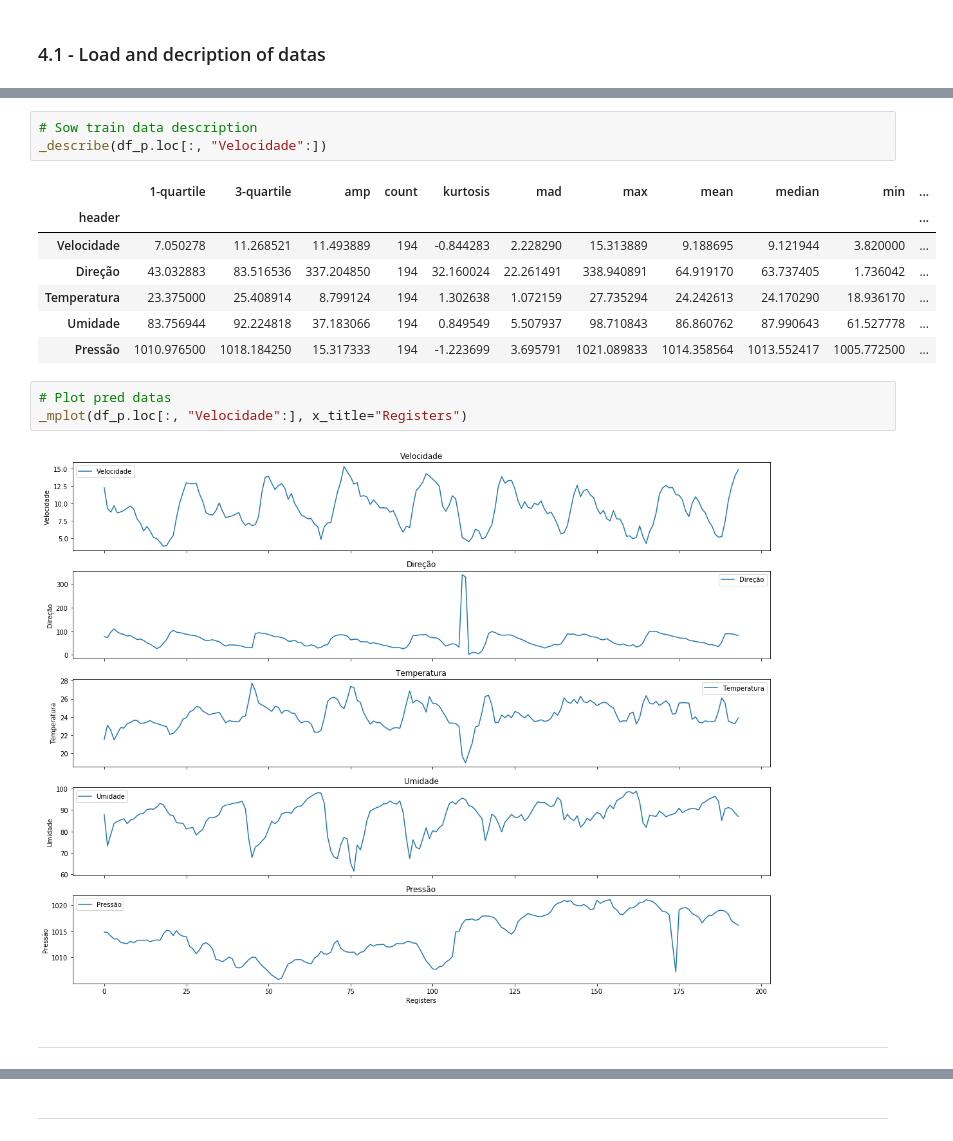
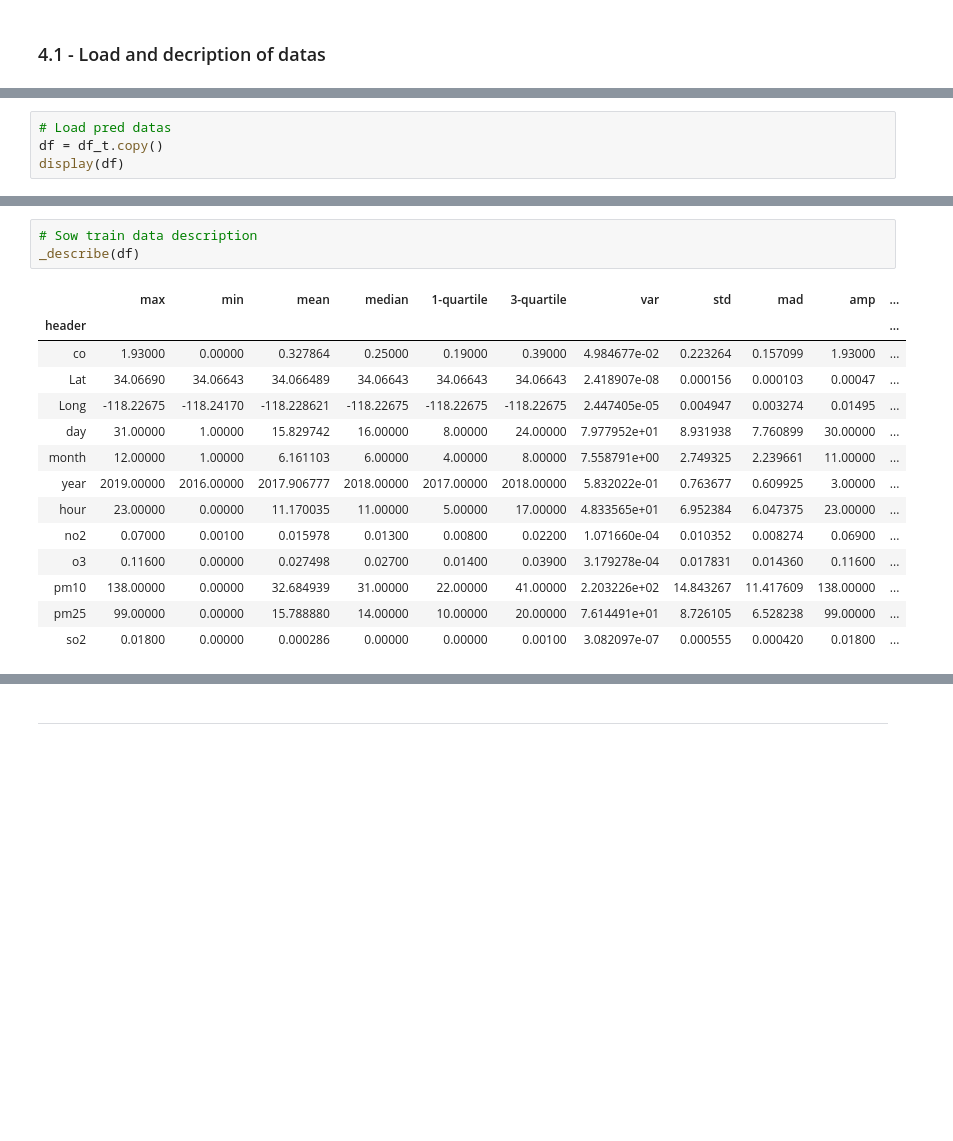
Before and after one commit to OzGabirus/nsa-dataanalysis, a Jupyter notebook: rna.ipynb, the cells around one changed output, grey strips where cells are left out. Cells and saved outputs as stored; diff of their text form; blank space fills up the shorter version.

```diff
--- a/rna.ipynb
+++ b/rna.ipynb
@@ -329,0 +307,4 @@ display(df_p)
+# %%
+# Load pred datas
+df = df_t.copy()
+display(df)
@@ -330,18 +326,18 @@ display(df_p)
 # %%
 # Sow train data description
-_describe(df_p.loc[:, "Velocidade":])
+_describe(df)
 # %% [output]
-|  | 1-quartile | 3-quartile | amp | count | kurtosis | mad | max | mean | median | min | ... |
+|  | max | min | mean | median | 1-quartile | 3-quartile | var | std | mad | amp | ... |
 | header |  |  |  |  |  |  |  |  |  |  | ... |
-| Velocidade | 7.050278 | 11.268521 | 11.493889 | 194 | -0.844283 | 2.228290 | 15.313889 | 9.188695 | 9.121944 | 3.820000 | ... |
-| Direção | 43.032883 | 83.516536 | 337.204850 | 194 | 32.160024 | 22.261491 | 338.940891 | 64.919170 | 63.737405 | 1.736042 | ... |
-| Temperatura | 23.375000 | 25.408914 | 8.799124 | 194 | 1.302638 | 1.072159 | 27.735294 | 24.242613 | 24.170290 | 18.936170 | ... |
-| Umidade | 83.756944 | 92.224818 | 37.183066 | 194 | 0.849549 | 5.507937 | 98.710843 | 86.860762 | 87.990643 | 61.527778 | ... |
-| Pressão | 1010.976500 | 1018.184250 | 15.317333 | 194 | -1.223699 | 3.695791 | 1021.089833 | 1014.358564 | 1013.552417 | 1005.772500 | ... |
+| co | 1.93000 | 0.00000 | 0.327864 | 0.25000 | 0.19000 | 0.39000 | 4.984677e-02 | 0.223264 | 0.157099 | 1.93000 | ... |
+| Lat | 34.06690 | 34.06643 | 34.066489 | 34.06643 | 34.06643 | 34.06643 | 2.418907e-08 | 0.000156 | 0.000103 | 0.00047 | ... |
+| Long | -118.22675 | -118.24170 | -118.228621 | -118.22675 | -118.22675 | -118.22675 | 2.447405e-05 | 0.004947 | 0.003274 | 0.01495 | ... |
+| day | 31.00000 | 1.00000 | 15.829742 | 16.00000 | 8.00000 | 24.00000 | 7.977952e+01 | 8.931938 | 7.760899 | 30.00000 | ... |
+| month | 12.00000 | 1.00000 | 6.161103 | 6.00000 | 4.00000 | 8.00000 | 7.558791e+00 | 2.749325 | 2.239661 | 11.00000 | ... |
+| year | 2019.00000 | 2016.00000 | 2017.906777 | 2018.00000 | 2017.00000 | 2018.00000 | 5.832022e-01 | 0.763677 | 0.609925 | 3.00000 | ... |
+| hour | 23.00000 | 0.00000 | 11.170035 | 11.00000 | 5.00000 | 17.00000 | 4.833565e+01 | 6.952384 | 6.047375 | 23.00000 | ... |
+| no2 | 0.07000 | 0.00100 | 0.015978 | 0.01300 | 0.00800 | 0.02200 | 1.071660e-04 | 0.010352 | 0.008274 | 0.06900 | ... |
+| o3 | 0.11600 | 0.00000 | 0.027498 | 0.02700 | 0.01400 | 0.03900 | 3.179278e-04 | 0.017831 | 0.014360 | 0.11600 | ... |
+| pm10 | 138.00000 | 0.00000 | 32.684939 | 31.00000 | 22.00000 | 41.00000 | 2.203226e+02 | 14.843267 | 11.417609 | 138.00000 | ... |
+| pm25 | 99.00000 | 0.00000 | 15.788880 | 14.00000 | 10.00000 | 20.00000 | 7.614491e+01 | 8.726105 | 6.528238 | 99.00000 | ... |
+| so2 | 0.01800 | 0.00000 | 0.000286 | 0.00000 | 0.00000 | 0.00100 | 3.082097e-07 | 0.000555 | 0.000420 | 0.01800 | ... |
-# %%
-# Plot pred datas
-_mplot(df_p.loc[:, "Velocidade":], x_title="Registers")
-# %% [output]
-[figure, removed]
-# %% [markdown]
----
```
Also changed, not shown: parts of 19 cells of this notebook.
